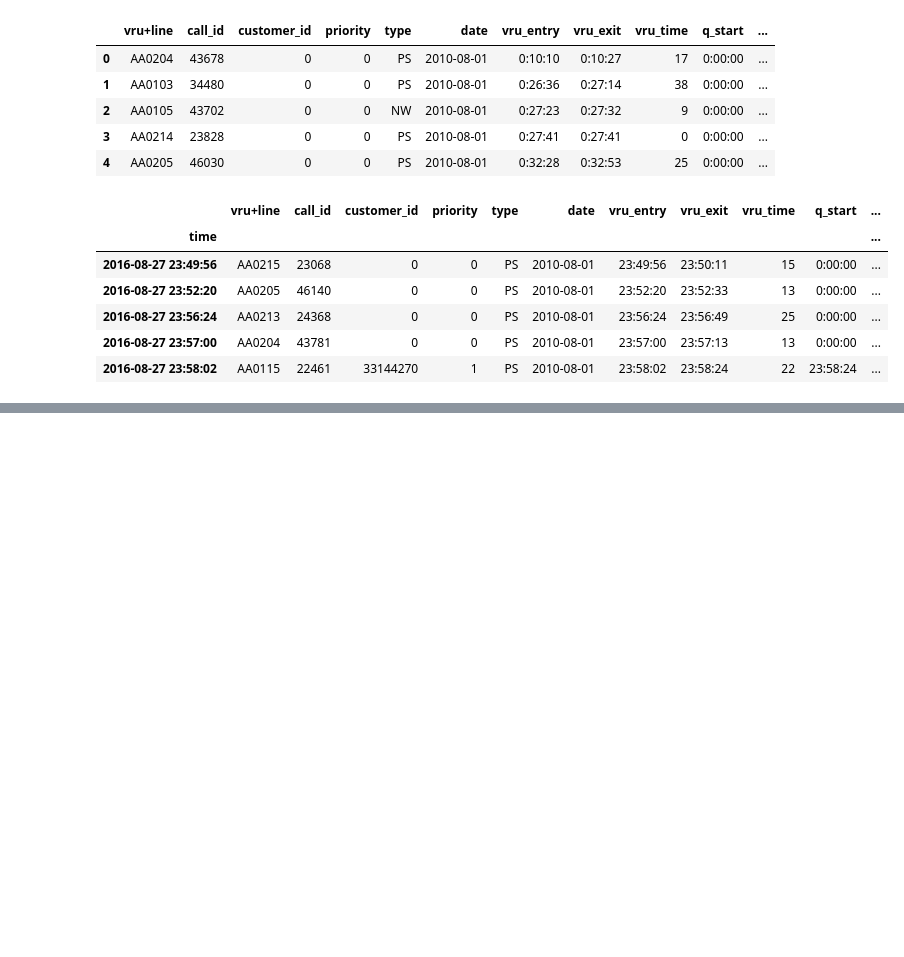
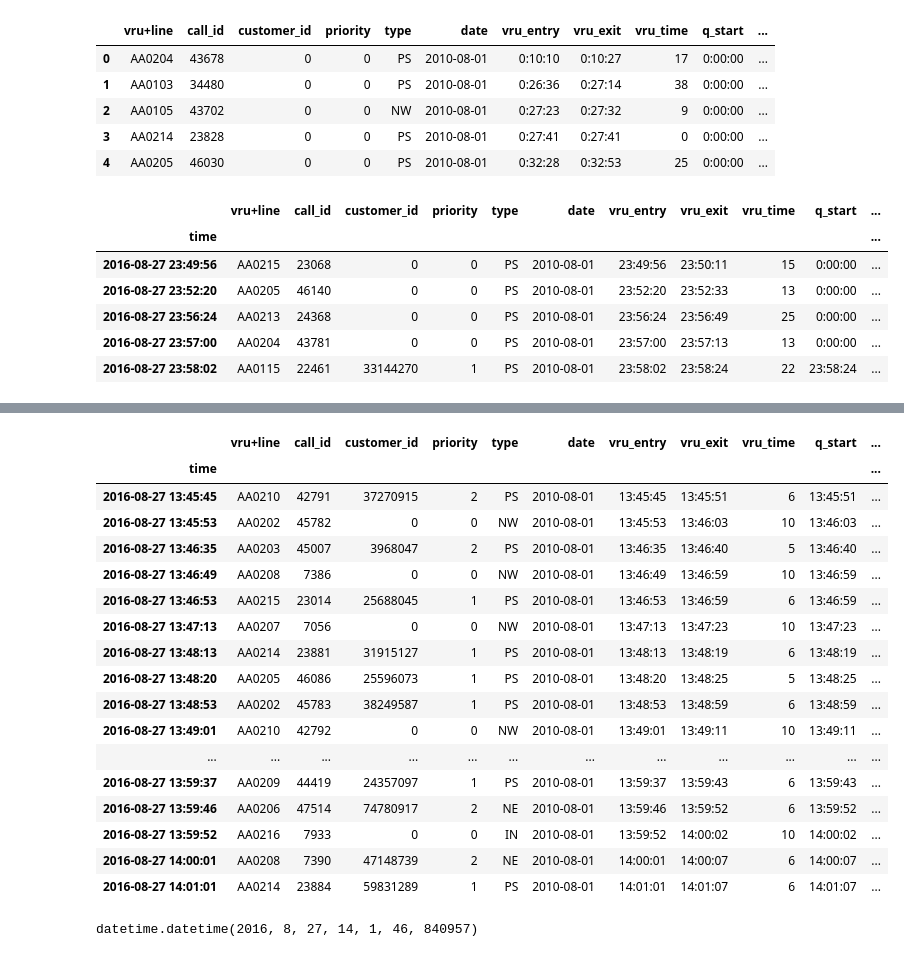
Before and after one commit to barntrosna/bokeh-project, a Jupyter notebook: calls_notebook.ipynb, the cells around one changed output, grey strips where cells are left out. Drawn from its saved outputs; the diff is of its cells as text; code cells hidden in the pictures; blank space fills up the shorter version.

```diff
--- a/calls_notebook.ipynb
+++ b/calls_notebook.ipynb
@@ -52,0 +64,25 @@ datetime.datetime(2016, 8, 27, 13, 0, 5, 411517)
+# %%
+past.tail(50)
+# %% [output]
+|  | vru+line | call_id | customer_id | priority | type | date | vru_entry | vru_exit | vru_time | q_start | ... |
+| time |  |  |  |  |  |  |  |  |  |  | ... |
+| 2016-08-27 13:45:45 | AA0210 | 42791 | 37270915 | 2 | PS | 2010-08-01 | 13:45:45 | 13:45:51 | 6 | 13:45:51 | ... |
+| 2016-08-27 13:45:53 | AA0202 | 45782 | 0 | 0 | NW | 2010-08-01 | 13:45:53 | 13:46:03 | 10 | 13:46:03 | ... |
+| 2016-08-27 13:46:35 | AA0203 | 45007 | 3968047 | 2 | PS | 2010-08-01 | 13:46:35 | 13:46:40 | 5 | 13:46:40 | ... |
+| 2016-08-27 13:46:49 | AA0208 | 7386 | 0 | 0 | NW | 2010-08-01 | 13:46:49 | 13:46:59 | 10 | 13:46:59 | ... |
+| 2016-08-27 13:46:53 | AA0215 | 23014 | 25688045 | 1 | PS | 2010-08-01 | 13:46:53 | 13:46:59 | 6 | 13:46:59 | ... |
+| 2016-08-27 13:47:13 | AA0207 | 7056 | 0 | 0 | NW | 2010-08-01 | 13:47:13 | 13:47:23 | 10 | 13:47:23 | ... |
+| 2016-08-27 13:48:13 | AA0214 | 23881 | 31915127 | 1 | PS | 2010-08-01 | 13:48:13 | 13:48:19 | 6 | 13:48:19 | ... |
+| 2016-08-27 13:48:20 | AA0205 | 46086 | 25596073 | 1 | PS | 2010-08-01 | 13:48:20 | 13:48:25 | 5 | 13:48:25 | ... |
+| 2016-08-27 13:48:53 | AA0202 | 45783 | 38249587 | 1 | PS | 2010-08-01 | 13:48:53 | 13:48:59 | 6 | 13:48:59 | ... |
+| 2016-08-27 13:49:01 | AA0210 | 42792 | 0 | 0 | NW | 2010-08-01 | 13:49:01 | 13:49:11 | 10 | 13:49:11 | ... |
+| ... | ... | ... | ... | ... | ... | ... | ... | ... | ... | ... | ... |
+| 2016-08-27 13:59:37 | AA0209 | 44419 | 24357097 | 1 | PS | 2010-08-01 | 13:59:37 | 13:59:43 | 6 | 13:59:43 | ... |
+| 2016-08-27 13:59:46 | AA0206 | 47514 | 74780917 | 2 | NE | 2010-08-01 | 13:59:46 | 13:59:52 | 6 | 13:59:52 | ... |
+| 2016-08-27 13:59:52 | AA0216 | 7933 | 0 | 0 | IN | 2010-08-01 | 13:59:52 | 14:00:02 | 10 | 14:00:02 | ... |
+| 2016-08-27 14:00:01 | AA0208 | 7390 | 47148739 | 2 | NE | 2010-08-01 | 14:00:01 | 14:00:07 | 6 | 14:00:07 | ... |
+| 2016-08-27 14:01:01 | AA0214 | 23884 | 59831289 | 1 | PS | 2010-08-01 | 14:01:01 | 14:01:07 | 6 | 14:01:07 | ... |
+# %%
+now
+# %% [output]
+datetime.datetime(2016, 8, 27, 14, 1, 46, 840957)
```
Also changed, not shown: parts of 7 cells of this notebook.
